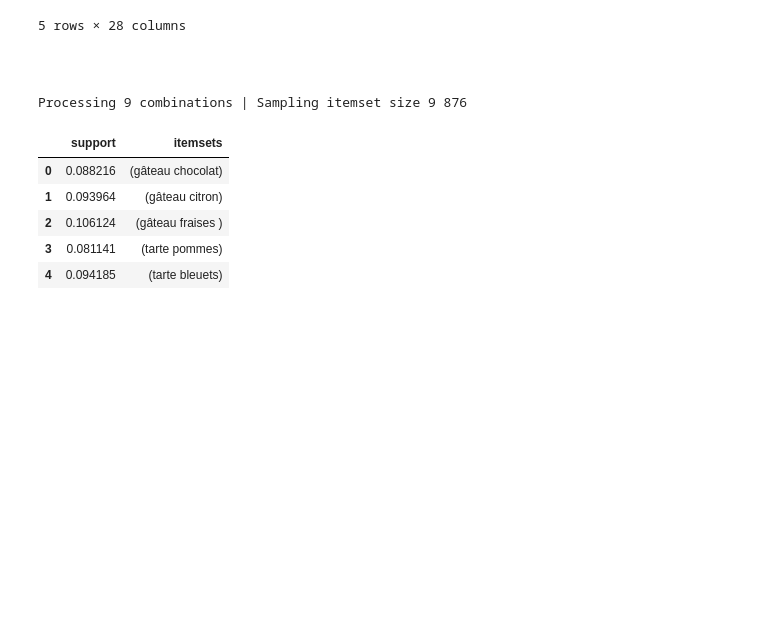
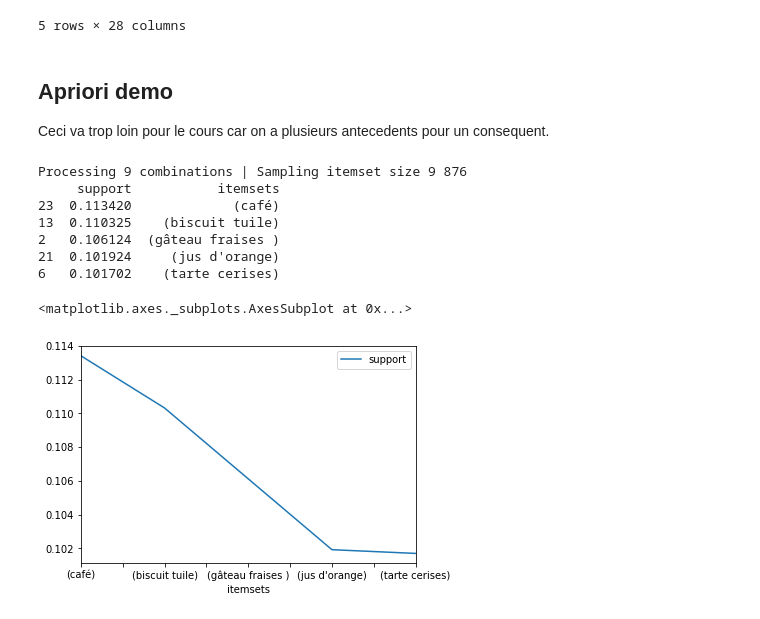
Before and after one commit to abouchard-ds/MATH30650, a Jupyter notebook: cours3_association/Sceance03.ipynb, the cells around one changed output. Drawn from its saved outputs; the diff is of its cells as text; code cells hidden in the pictures; blank space fills up the shorter version.

```diff
--- a/cours3_association/Sceance03.ipynb
+++ b/cours3_association/Sceance03.ipynb
@@ -95,16 +101,20 @@ df2.head()
 | 3 | 0 | 0 | 0 | 0 | 0 | 0 | ... |
 | 4 | 0 | 0 | 0 | 1 | 0 | 0 | ... |
 5 rows × 28 columns
-# %% [markdown]
-##
+# %% [markdown]
+## Apriori demo
+
+Ceci va trop loin pour le cours car on a plusieurs antecedents pour un consequent.
 # %%
 freq_items = apriori(df2, min_support=0.0002, use_colnames=True, verbose=1)
-freq_items.head()
+print(freq_items.sort_values(by=['support'],ascending=False).head())
 # %% [output]
 Processing 9 combinations | Sampling itemset size 9 876
+     support           itemsets
+23  0.113420             (café)
+13  0.110325    (biscuit tuile)
+2   0.106124  (gâteau fraises )
+21  0.101924     (jus d'orange)
+6   0.101702    (tarte cerises)
-|  | support | itemsets |
-| 0 | 0.088216 | (gâteau chocolat) |
-| 1 | 0.093964 | (gâteau citron) |
-| 2 | 0.106124 | (gâteau fraises ) |
-| 3 | 0.081141 | (tarte pommes) |
-| 4 | 0.094185 | (tarte bleuets) |
+<matplotlib.axes._subplots.AxesSubplot at 0x...>
+[figure, added]
```
Also changed, not shown: parts of 3 cells of this notebook, 1 other file.
